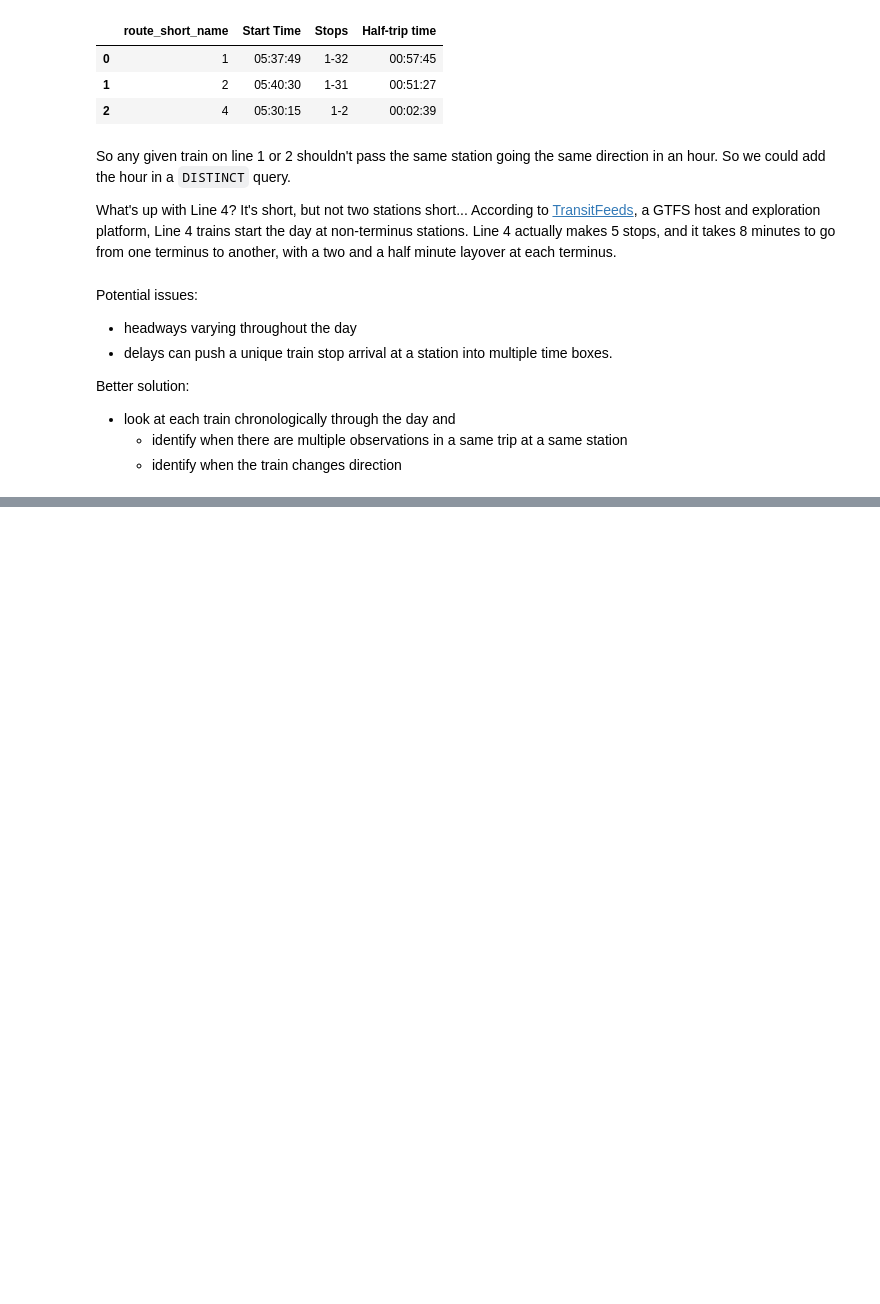
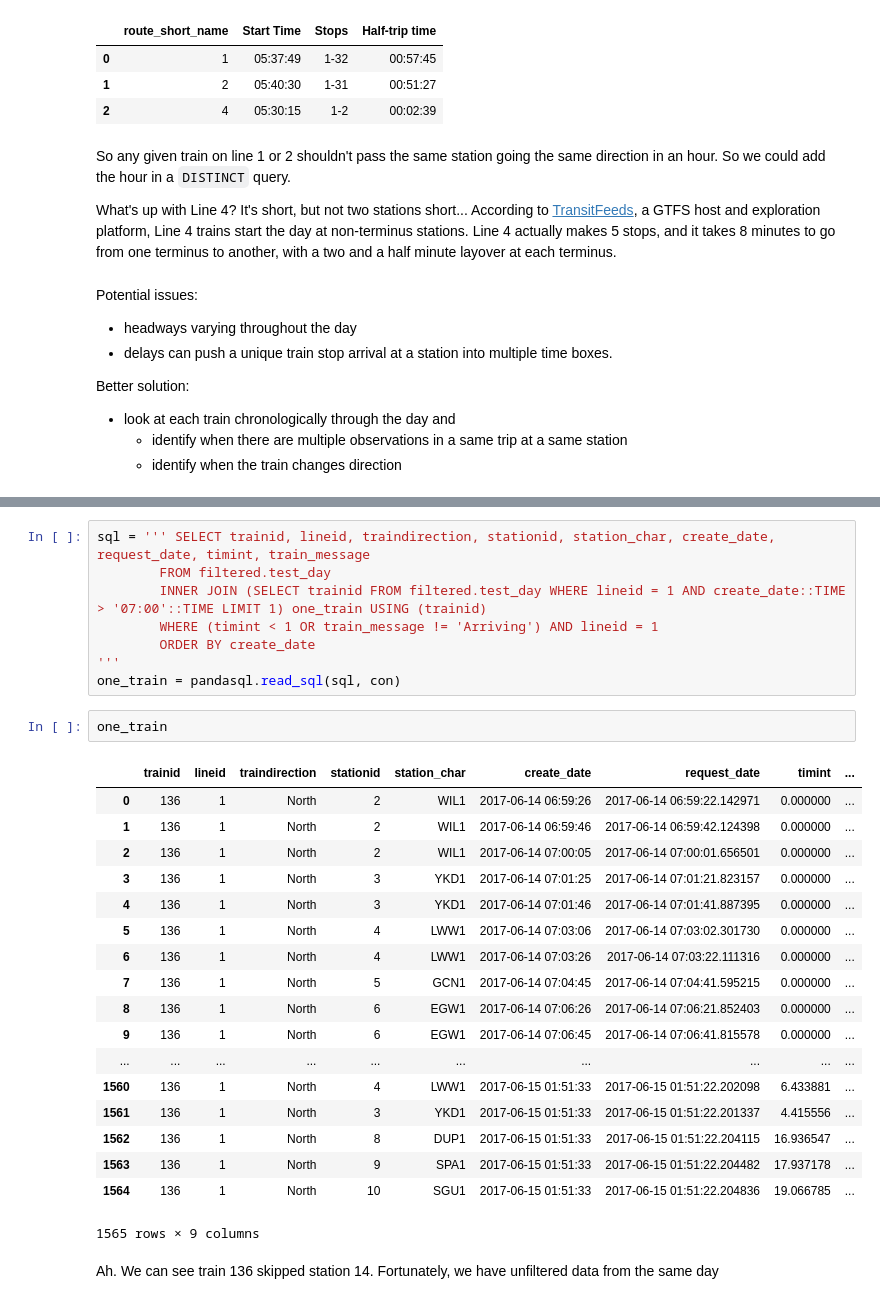
Before and after one commit to CivicTechTO/ttc_subway_times, a Jupyter notebook: doc/Filtering Observed Arrivals.ipynb, the cells around one changed output, grey strips where cells are left out. Saved outputs shown, nothing was run; the diff lists cells and outputs as text; blank space fills up the shorter version.

```diff
--- a/doc/Filtering Observed Arrivals.ipynb
+++ b/doc/Filtering Observed Arrivals.ipynb
@@ -159,0 +174,31 @@ pandasql.read_sql(sql, con)
+# %%
+sql = ''' SELECT trainid, lineid, traindirection, stationid, station_char, create_date, request_date, timint, train_message
+        FROM filtered.test_day
+        INNER JOIN (SELECT trainid FROM filtered.test_day WHERE lineid = 1 AND create_date::TIME > '07:00'::TIME LIMIT 1) one_train USING (trainid)
+        WHERE (timint < 1 OR train_message != 'Arriving') AND lineid = 1
+        ORDER BY create_date
+'''
+one_train = pandasql.read_sql(sql, con)
+# %%
+one_train
+# %% [output]
+|  | trainid | lineid | traindirection | stationid | station_char | create_date | request_date | timint | ... |
+| 0 | 136 | 1 | North | 2 | WIL1 | 2017-06-14 06:59:26 | 2017-06-14 06:59:22.142971 | 0.000000 | ... |
+| 1 | 136 | 1 | North | 2 | WIL1 | 2017-06-14 06:59:46 | 2017-06-14 06:59:42.124398 | 0.000000 | ... |
+| 2 | 136 | 1 | North | 2 | WIL1 | 2017-06-14 07:00:05 | 2017-06-14 07:00:01.656501 | 0.000000 | ... |
+| 3 | 136 | 1 | North | 3 | YKD1 | 2017-06-14 07:01:25 | 2017-06-14 07:01:21.823157 | 0.000000 | ... |
+| 4 | 136 | 1 | North | 3 | YKD1 | 2017-06-14 07:01:46 | 2017-06-14 07:01:41.887395 | 0.000000 | ... |
+| 5 | 136 | 1 | North | 4 | LWW1 | 2017-06-14 07:03:06 | 2017-06-14 07:03:02.301730 | 0.000000 | ... |
+| 6 | 136 | 1 | North | 4 | LWW1 | 2017-06-14 07:03:26 | 2017-06-14 07:03:22.111316 | 0.000000 | ... |
+| 7 | 136 | 1 | North | 5 | GCN1 | 2017-06-14 07:04:45 | 2017-06-14 07:04:41.595215 | 0.000000 | ... |
+| 8 | 136 | 1 | North | 6 | EGW1 | 2017-06-14 07:06:26 | 2017-06-14 07:06:21.852403 | 0.000000 | ... |
+| 9 | 136 | 1 | North | 6 | EGW1 | 2017-06-14 07:06:45 | 2017-06-14 07:06:41.815578 | 0.000000 | ... |
+| ... | ... | ... | ... | ... | ... | ... | ... | ... | ... |
+| 1560 | 136 | 1 | North | 4 | LWW1 | 2017-06-15 01:51:33 | 2017-06-15 01:51:22.202098 | 6.433881 | ... |
+| 1561 | 136 | 1 | North | 3 | YKD1 | 2017-06-15 01:51:33 | 2017-06-15 01:51:22.201337 | 4.415556 | ... |
+| 1562 | 136 | 1 | North | 8 | DUP1 | 2017-06-15 01:51:33 | 2017-06-15 01:51:22.204115 | 16.936547 | ... |
+| 1563 | 136 | 1 | North | 9 | SPA1 | 2017-06-15 01:51:33 | 2017-06-15 01:51:22.204482 | 17.937178 | ... |
+| 1564 | 136 | 1 | North | 10 | SGU1 | 2017-06-15 01:51:33 | 2017-06-15 01:51:22.204836 | 19.066785 | ... |
+1565 rows × 9 columns
+# %% [markdown]
+Ah. We can see train 136 skipped station 14. Fortunately, we have unfiltered data from the same day
```
Also changed, not shown: parts of 8 cells of this notebook.
